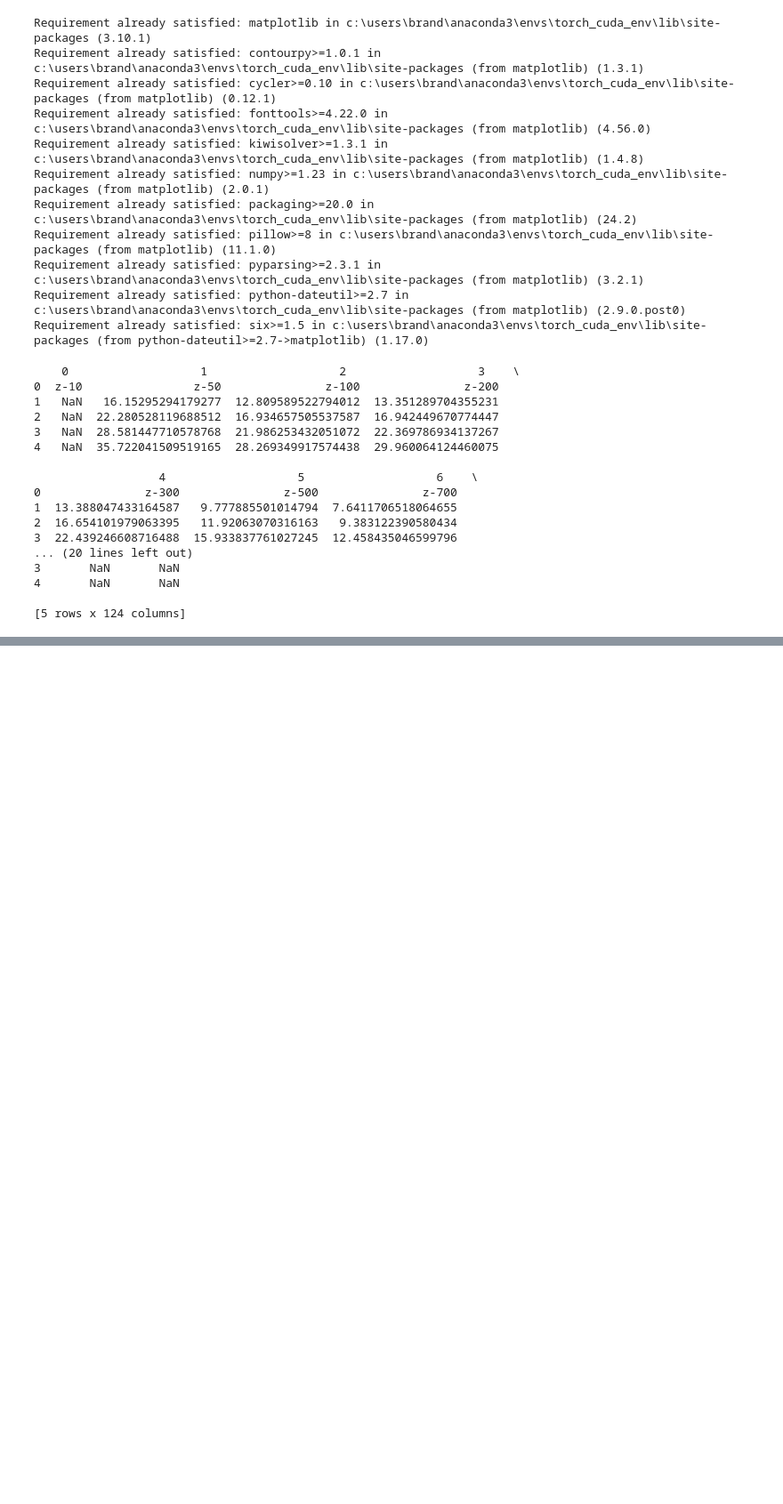
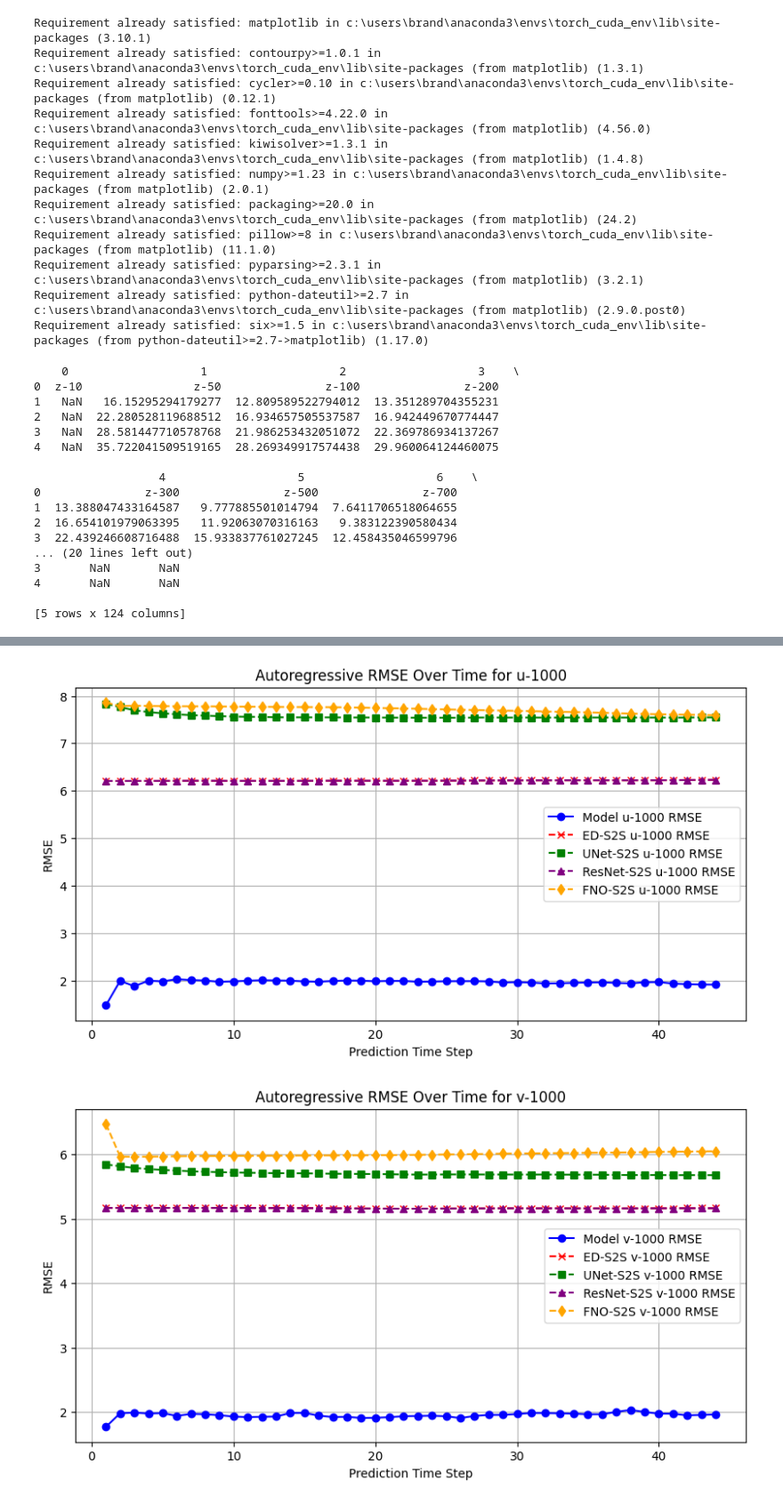
Before and after one commit to gurmeherr/Yaw-Angle-Optimisation-in-Wind-Farms, a Jupyter notebook: current_eval_iter (1).ipynb, the cells around one changed output, grey strips where cells are left out. Shown at 89% size. Cells and saved outputs as stored; diff of their text form; code cells hidden in the pictures; blank space fills up the shorter version.

```diff
--- a/current_eval_iter (1).ipynb
+++ b/current_eval_iter (1).ipynb
@@ -216 +223,68 @@ print(df.head())
+# %%
+import pandas as pd
+import numpy as np
+import matplotlib.pyplot as plt
+
+# File paths
+ed_rmse_path = r"C:\Users\brand\Downloads\rmse_ed_s2s.csv"
+unet_rmse_path = r"C:\Users\brand\Downloads\rmse_unet_s2s.csv"
+resnet_rmse_path = r"C:\Users\brand\Downloads\rmse_resnet_s2s.csv"
+fno_rmse_path = r"C:\Users\brand\Downloads\rmse_fno_s2s.csv"
+
+# Load RMSE data
+ed_rmse = pd.read_csv(ed_rmse_path)
+unet_rmse = pd.read_csv(unet_rmse_path)
+resnet_rmse = pd.read_csv(resnet_rmse_path)
+fno_rmse = pd.read_csv(fno_rmse_path)
+
+# Extract RMSE values for u-1000 and v-1000 from different models
+ed_u1000_rmse = ed_rmse["u-1000"].values
+ed_v1000_rmse = ed_rmse["v-1000"].values
+
+unet_u1000_rmse = unet_rmse["u-1000"].values
+unet_v1000_rmse = unet_rmse["v-1000"].values
+
+resnet_u1000_rmse = resnet_rmse["u-1000"].values
+resnet_v1000_rmse = resnet_rmse["v-1000"].values
+
+fno_u1000_rmse = fno_rmse["u-1000"].values
+fno_v1000_rmse = fno_rmse["v-1000"].values
+
+all_rmse = np.array(all_rmse)
+
+mean_u1000 = np.nanmean(all_rmse[:, :, 1], axis=0)
+mean_v1000 = np.nanmean(all_rmse[:, :, 2], axis=0)
+
+timesteps = np.arange(1, mean_u1000.size + 1)
+
+# Plot RMSE for u-1000
+plt.figure(figsize=(10, 5))
+plt.plot(timesteps, mean_u1000, marker='o', label='Model u-1000 RMSE', color='blue')
+plt.plot(timesteps[:len(ed_u1000_rmse)], ed_u1000_rmse, marker='x', linestyle='--', label='ED-S2S u-1000 RMSE', color='red')
+plt.plot(timesteps[:len(unet_u1000_rmse)], unet_u1000_rmse, marker='s', linestyle='--', label='UNet-S2S u-1000 RMSE', color='green')
+plt.plot(timesteps[:len(resnet_u1000_rmse)], resnet_u1000_rmse, marker='^', linestyle='--', label='ResNet-S2S u-1000 RMSE', color='purple')
+plt.plot(timesteps[:len(fno_u1000_rmse)], fno_u1000_rmse, marker='d', linestyle='--', label='FNO-S2S u-1000 RMSE', color='orange')
+plt.xlabel("Prediction Time Step")
+plt.ylabel("RMSE")
+plt.title("Autoregressive RMSE Over Time for u-1000")
+plt.legend()
+plt.grid(True)
+plt.show()
+
+# Plot RMSE for v-1000
+plt.figure(figsize=(10, 5))
+plt.plot(timesteps, mean_v1000, marker='o', label='Model v-1000 RMSE', color='blue')
+plt.plot(timesteps[:len(ed_v1000_rmse)], ed_v1000_rmse, marker='x', linestyle='--', label='ED-S2S v-1000 RMSE', color='red')
+plt.plot(timesteps[:len(unet_v1000_rmse)], unet_v1000_rmse, marker='s', linestyle='--', label='UNet-S2S v-1000 RMSE', color='green')
+plt.plot(timesteps[:len(resnet_v1000_rmse)], resnet_v1000_rmse, marker='^', linestyle='--', label='ResNet-S2S v-1000 RMSE', color='purple')
+plt.plot(timesteps[:len(fno_v1000_rmse)], fno_v1000_rmse, marker='d', linestyle='--', label='FNO-S2S v-1000 RMSE', color='orange')
+plt.xlabel("Prediction Time Step")
+plt.ylabel("RMSE")
+plt.title("Autoregressive RMSE Over Time for v-1000")
+plt.legend()
+plt.grid(True)
+plt.show()
+# %% [output]
+[figure, added]
+[figure, added]
 # %%
```
Also changed, not shown: parts of 8 cells of this notebook.
